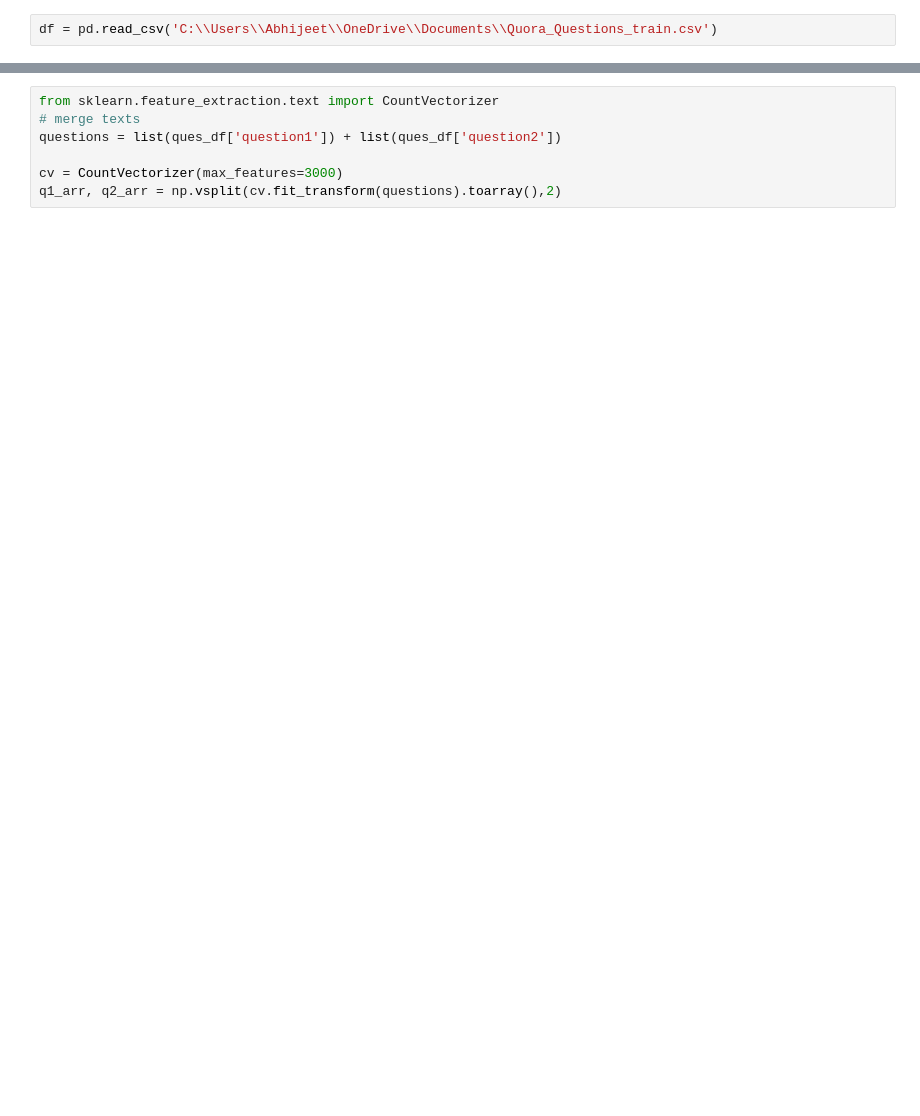
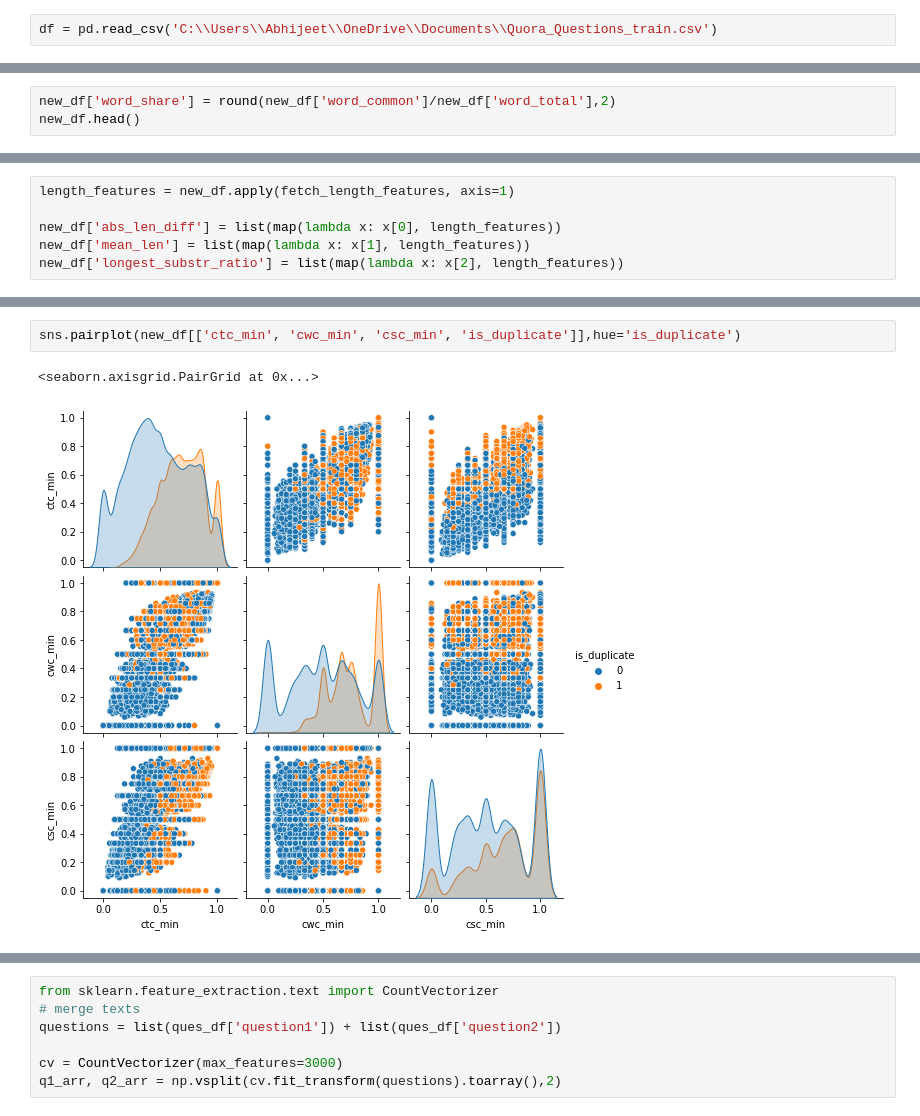
Before and after one commit to Abhijeetjn/Data-Science-Projects, a Jupyter notebook: Duplicate Question Pairs/Duplicate_question_pairs.ipynb, the cells around one changed output, grey strips where cells are left out. Drawn from its saved outputs; the diff is of its cells as text; blank space fills up the shorter version.

```diff
--- a/Duplicate Question Pairs/Duplicate_question_pairs.ipynb
+++ b/Duplicate Question Pairs/Duplicate_question_pairs.ipynb
@@ -214,0 +249,3 @@ final_df.head()
+# %%
+new_df['word_share'] = round(new_df['word_common']/new_df['word_total'],2)
+new_df.head()
@@ -214,0 +361,6 @@ final_df.head()
+# %%
+length_features = new_df.apply(fetch_length_features, axis=1)
+
+new_df['abs_len_diff'] = list(map(lambda x: x[0], length_features))
+new_df['mean_len'] = list(map(lambda x: x[1], length_features))
+new_df['longest_substr_ratio'] = list(map(lambda x: x[2], length_features))
@@ -214,0 +421,5 @@ final_df.head()
+# %%
+sns.pairplot(new_df[['ctc_min', 'cwc_min', 'csc_min', 'is_duplicate']],hue='is_duplicate')
+# %% [output]
+<seaborn.axisgrid.PairGrid at 0x...>
+[figure, added]
```
Also changed, not shown: parts of 75 cells of this notebook, 5 other files.
